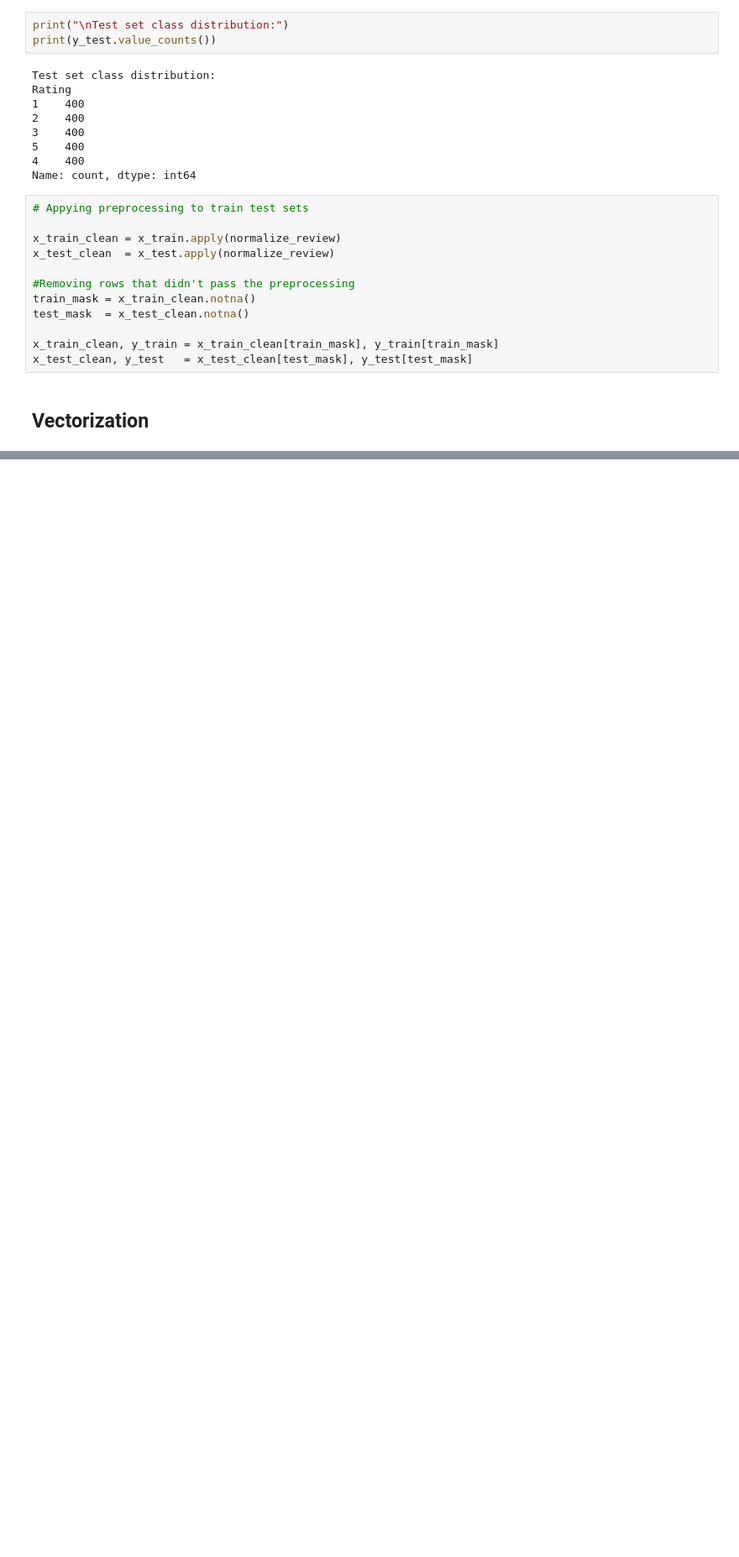
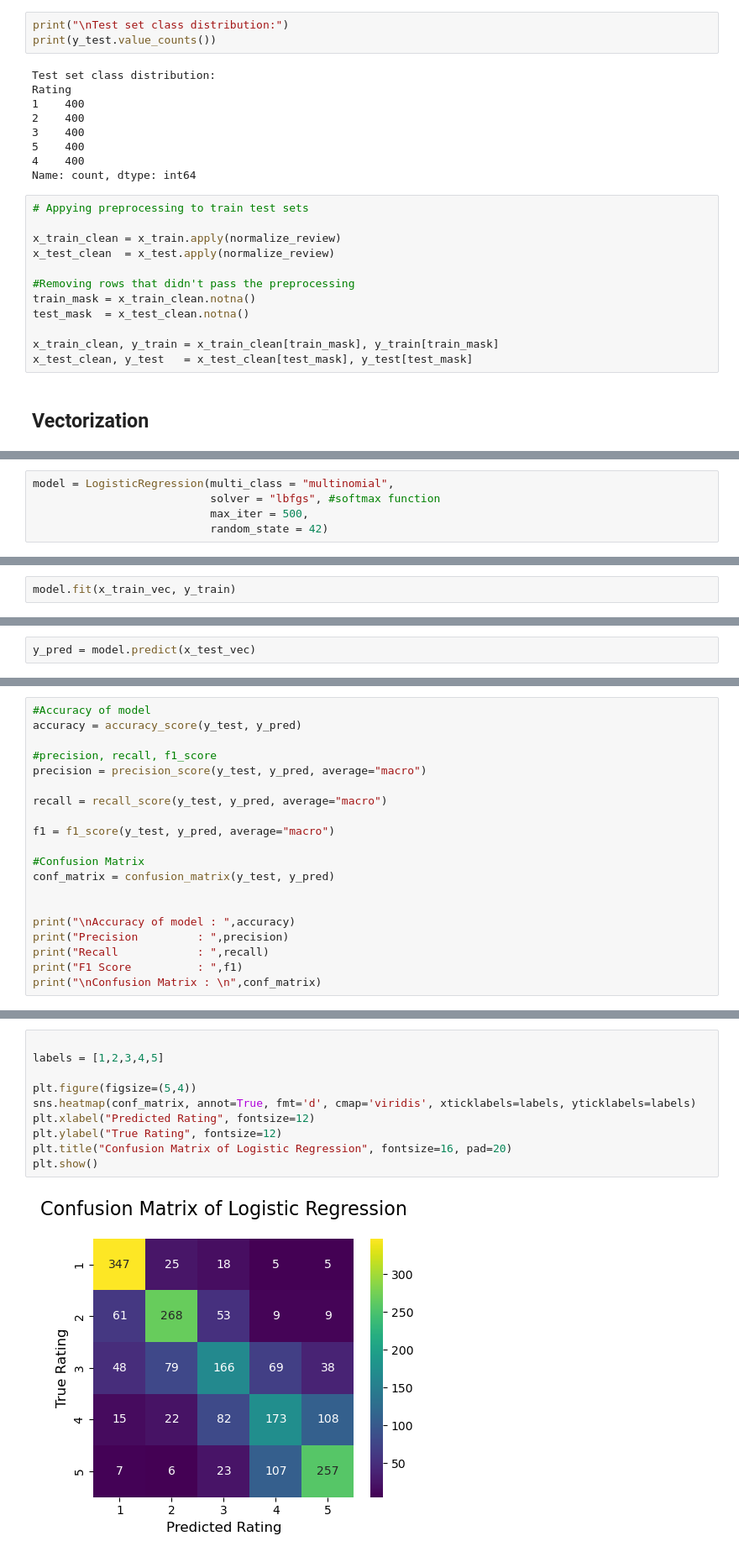
Before and after one commit to JoelKBenny/automated-review-rating-system, a Jupyter notebook: notebooks/Disneyland_reviews.ipynb, the cells around one changed output, grey strips where cells are left out. Shown: that part at 84% size. Cells and saved outputs as stored; diff of their text form; blank space fills up the shorter version.

Commit message:
builded model for balanced data

```diff
--- a/notebooks/Disneyland_reviews.ipynb
+++ b/notebooks/Disneyland_reviews.ipynb
@@ -462,0 +457,5 @@ print(x_train_vec)
+# %%
+model = LogisticRegression(multi_class = "multinomial",
+                           solver = "lbfgs", #softmax function
+                           max_iter = 500,
+                           random_state = 42)
@@ -462,0 +464,2 @@ print(x_train_vec)
+# %%
+model.fit(x_train_vec, y_train)
@@ -462,0 +470,2 @@ print(x_train_vec)
+# %%
+y_pred = model.predict(x_test_vec)
@@ -462,0 +474,20 @@ print(x_train_vec)
+# %%
+#Accuracy of model
+accuracy = accuracy_score(y_test, y_pred)
+
+#precision, recall, f1_score
+precision = precision_score(y_test, y_pred, average="macro")
+
+recall = recall_score(y_test, y_pred, average="macro")
+
+f1 = f1_score(y_test, y_pred, average="macro")
+
+#Confusion Matrix
+conf_matrix = confusion_matrix(y_test, y_pred)
+
+
+print("\nAccuracy of model : ",accuracy)
+print("Precision         : ",precision)
+print("Recall            : ",recall)
+print("F1 Score          : ",f1)
+print("\nConfusion Matrix : \n",conf_matrix)
@@ -462,0 +512,12 @@ print(x_train_vec)
+# %%
+
+labels = [1,2,3,4,5]
+
+plt.figure(figsize=(5,4))
+sns.heatmap(conf_matrix, annot=True, fmt='d', cmap='viridis', xticklabels=labels, yticklabels=labels)
+plt.xlabel("Predicted Rating", fontsize=12)
+plt.ylabel("True Rating", fontsize=12)
+plt.title("Confusion Matrix of Logistic Regression", fontsize=16, pad=20)
+plt.show()
+# %% [output]
+[figure, added]
```
Also changed, not shown: parts of 25 cells of this notebook, 1 other file.
